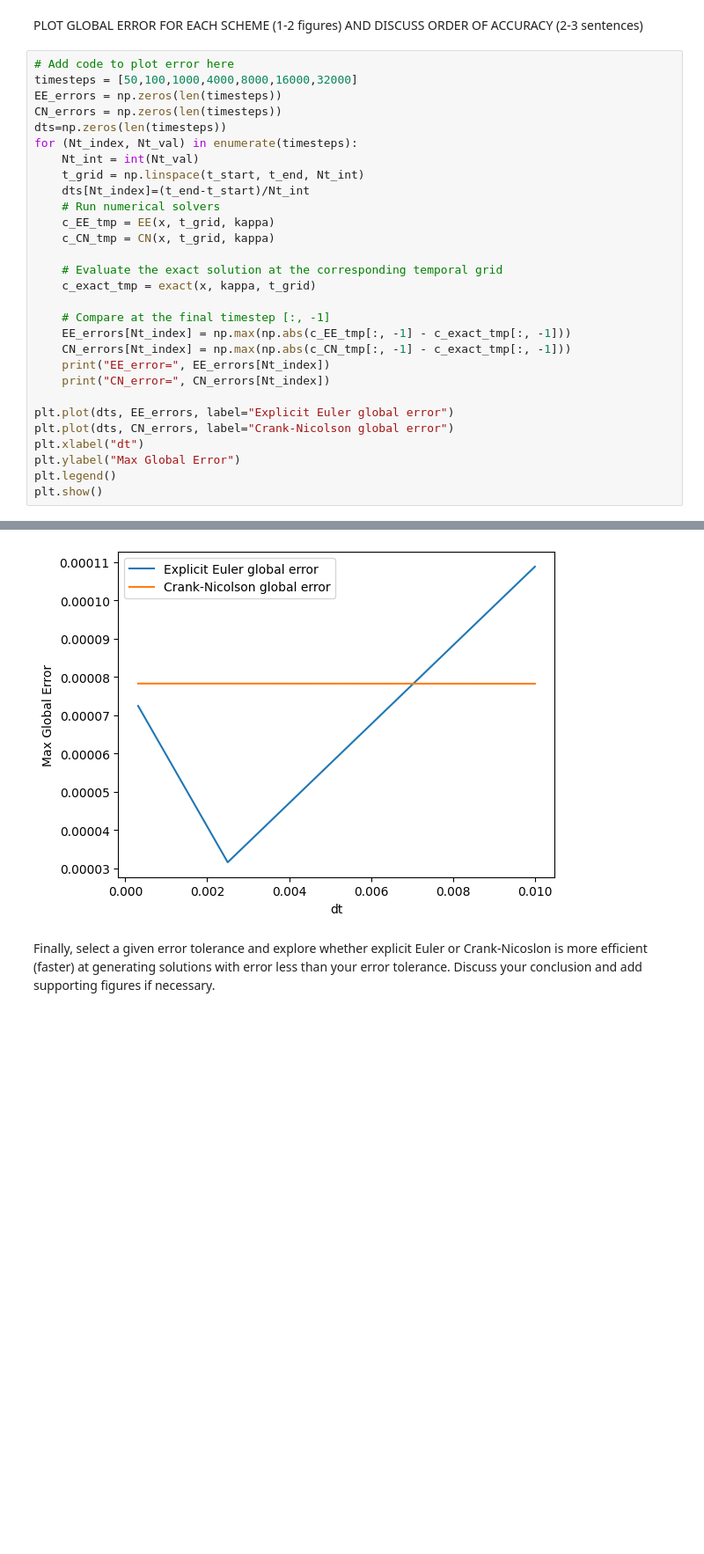
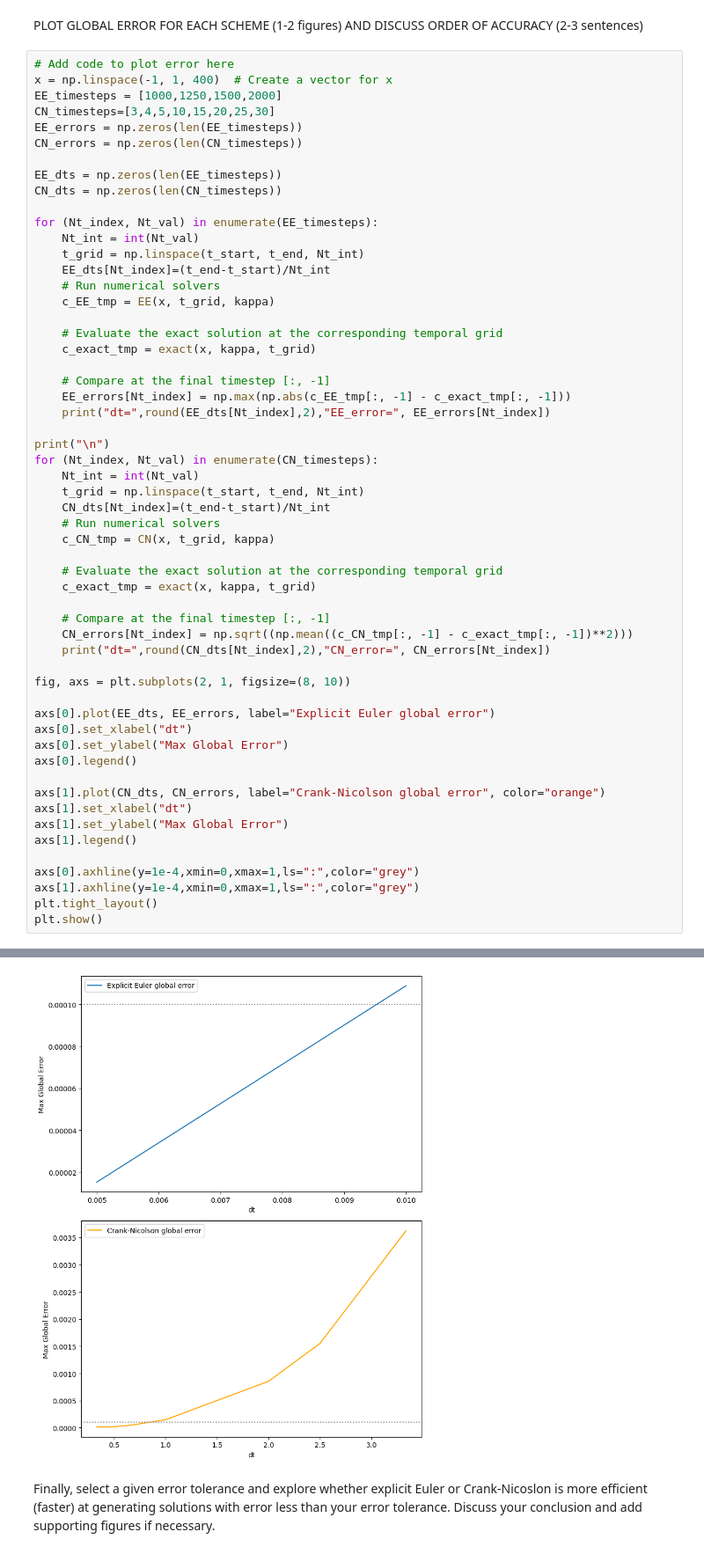
Before and after one commit to gracetuma/QCES, a Jupyter notebook: Project1_numerical_methods.ipynb, the cells around one changed output, grey strips where cells are left out. Shown at 88% size. Cells and saved outputs as stored; diff of their text form; blank space fills up the shorter version.

```diff
--- a/Project1_numerical_methods.ipynb
+++ b/Project1_numerical_methods.ipynb
@@ -339,31 +339,58 @@ The difference between the exact solution and the numerical approximation can be
 PLOT GLOBAL ERROR FOR EACH SCHEME (1-2 figures) AND DISCUSS ORDER OF ACCURACY (2-3 sentences)
 # %%
 # Add code to plot error here
-timesteps = [50,100,1000,4000,8000,16000,32000]
-EE_errors = np.zeros(len(timesteps))
-CN_errors = np.zeros(len(timesteps))
-dts=np.zeros(len(timesteps))
-for (Nt_index, Nt_val) in enumerate(timesteps):
+x = np.linspace(-1, 1, 400)  # Create a vector for x
+EE_timesteps = [1000,1250,1500,2000]
+CN_timesteps=[3,4,5,10,15,20,25,30]
+EE_errors = np.zeros(len(EE_timesteps))
+CN_errors = np.zeros(len(CN_timesteps))
+
+EE_dts = np.zeros(len(EE_timesteps))
+CN_dts = np.zeros(len(CN_timesteps))
+
+for (Nt_index, Nt_val) in enumerate(EE_timesteps):
     Nt_int = int(Nt_val)
     t_grid = np.linspace(t_start, t_end, Nt_int)
-    dts[Nt_index]=(t_end-t_start)/Nt_int
+    EE_dts[Nt_index]=(t_end-t_start)/Nt_int
     # Run numerical solvers
     c_EE_tmp = EE(x, t_grid, kappa)
+
+    # Evaluate the exact solution at the corresponding temporal grid
+    c_exact_tmp = exact(x, kappa, t_grid)
+
+    # Compare at the final timestep [:, -1]
+    EE_errors[Nt_index] = np.max(np.abs(c_EE_tmp[:, -1] - c_exact_tmp[:, -1]))
+    print("dt=",round(EE_dts[Nt_index],2),"EE_error=", EE_errors[Nt_index])
+
+print("\n")
+for (Nt_index, Nt_val) in enumerate(CN_timesteps):
+    Nt_int = int(Nt_val)
+    t_grid = np.linspace(t_start, t_end, Nt_int)
+    CN_dts[Nt_index]=(t_end-t_start)/Nt_int
+    # Run numerical solvers
     c_CN_tmp = CN(x, t_grid, kappa)
 
     # Evaluate the exact solution at the corresponding temporal grid
     c_exact_tmp = exact(x, kappa, t_grid)
 
     # Compare at the final timestep [:, -1]
-    EE_errors[Nt_index] = np.max(np.abs(c_EE_tmp[:, -1] - c_exact_tmp[:, -1]))
-    CN_errors[Nt_index] = np.max(np.abs(c_CN_tmp[:, -1] - c_exact_tmp[:, -1]))
-    print("EE_error=", EE_errors[Nt_index])
-    print("CN_error=", CN_errors[Nt_index])
+    CN_errors[Nt_index] = np.sqrt((np.mean((c_CN_tmp[:, -1] - c_exact_tmp[:, -1])**2)))
+    print("dt=",round(CN_dts[Nt_index],2),"CN_error=", CN_errors[Nt_index])
 
-plt.plot(dts, EE_errors, label="Explicit Euler global error")
-plt.plot(dts, CN_errors, label="Crank-Nicolson global error")
-plt.xlabel("dt")
-plt.ylabel("Max Global Error")
-plt.legend()
+fig, axs = plt.subplots(2, 1, figsize=(8, 10))
+
+axs[0].plot(EE_dts, EE_errors, label="Explicit Euler global error")
+axs[0].set_xlabel("dt")
+axs[0].set_ylabel("Max Global Error")
+axs[0].legend()
+
+axs[1].plot(CN_dts, CN_errors, label="Crank-Nicolson global error", color="orange")
+axs[1].set_xlabel("dt")
+axs[1].set_ylabel("Max Global Error")
+axs[1].legend()
+
+axs[0].axhline(y=1e-4,xmin=0,xmax=1,ls=":",color="grey")
+axs[1].axhline(y=1e-4,xmin=0,xmax=1,ls=":",color="grey")
+plt.tight_layout()
 plt.show()
 # %% [output]
@@ -390,4 +414,4 @@ CN_error= 7.82884162158215e-05
-[figure, old version]
+[figure, new version]
 # %% [markdown]
 Finally, select a given error tolerance and explore whether explicit Euler or Crank-Nicoslon is more efficient (faster) at generating solutions with error less than your error tolerance. Discuss your conclusion and add supporting figures if necessary.
 # %% [markdown]
```
Also changed, not shown: parts of 3 cells of this notebook.
